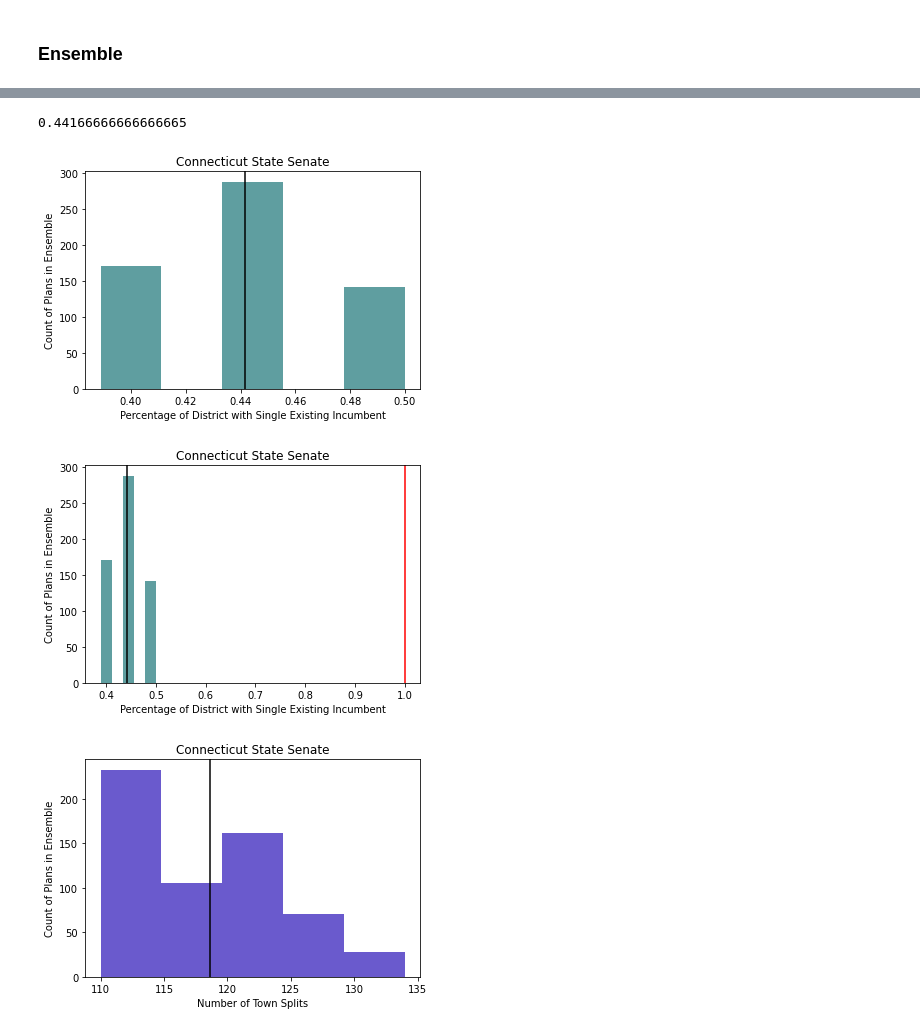
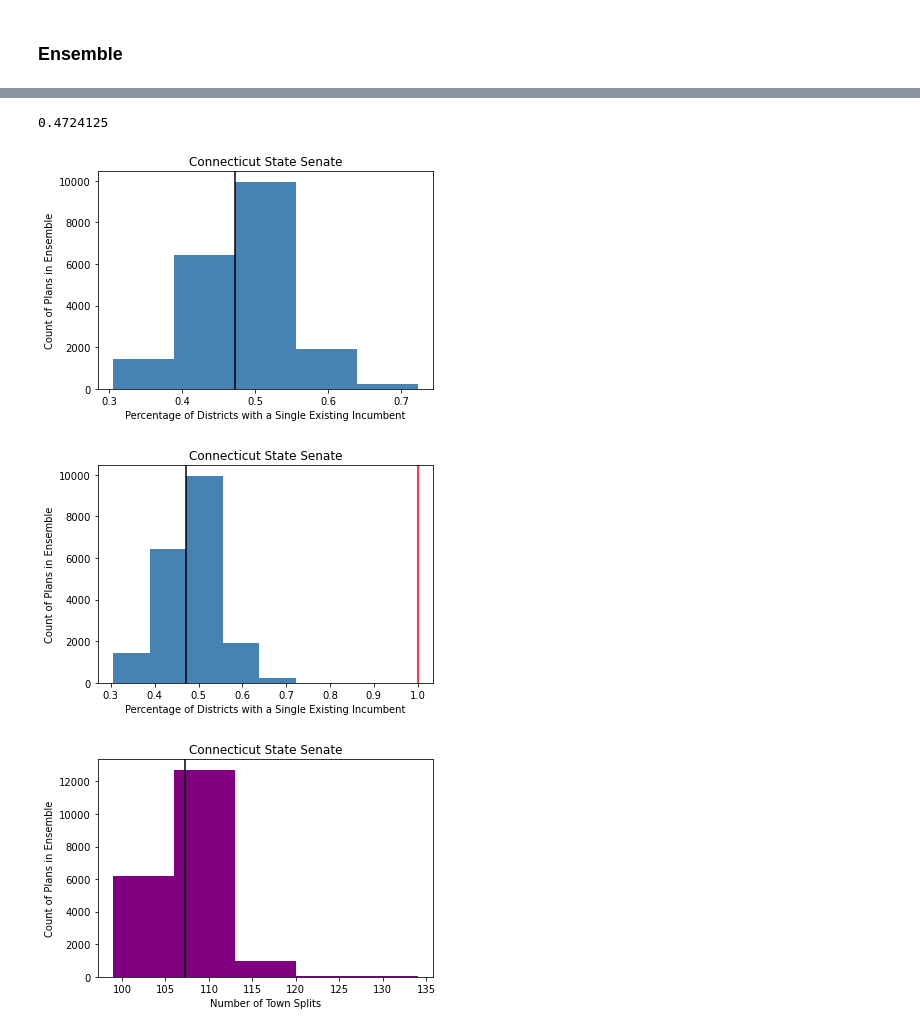
Before and after one commit to ka-chang/RedistrictingCT, a Jupyter notebook: 03_gerrychain_ensemble.ipynb, the cells around one changed output, grey strips where cells are left out. Saved outputs shown, nothing was run; the diff lists cells and outputs as text; code cells hidden in the pictures.

Commit message:
Added senate ensemble results

```diff
--- a/03_gerrychain_ensemble.ipynb
+++ b/03_gerrychain_ensemble.ipynb
@@ -352,7 +352,7 @@ chain_seed_recom_sen = MarkovChain(
     ],
     accept=town_accept_sen,
     initial_state=partition_neutral_sen,
-    total_steps=600
+    total_steps=20000
 )
 # %%
 incumbents_ensemble_sen = []
@@ -379,36 +396,36 @@ for n in range(len(incumbents_ensemble_sen)):
 # %%
 np.mean(incumbent_ensemble_sen_plot)
 # %% [output]
-0.44166666666666665
+0.4724125
 # %%
-plt.hist(incumbent_ensemble_sen_plot, bins=5, color="cadetblue")
+plt.hist(incumbent_ensemble_sen_plot, bins=5, color="steelblue")
 plt.axvline(x=np.mean(incumbent_ensemble_sen_plot),color="black")
 plt.title("Connecticut State Senate")
-plt.xlabel("Percentage of District with Single Existing Incumbent")
+plt.xlabel("Percentage of Districts with a Single Existing Incumbent")
 plt.ylabel("Count of Plans in Ensemble")
-plt.savefig("./outputs/ct_senate_incumbents.png", dpi=300)
+plt.savefig("./outputs/ct_senate_incumbents.png", dpi=300, facecolor='white', transparent=False)
 plt.show()
 # %% [output]
-[figure, old version]
+[figure, new version]
 # %%
-plt.hist(incumbent_ensemble_sen_plot, bins=5, color="cadetblue")
+plt.hist(incumbent_ensemble_sen_plot, bins=5, color="steelblue")
 plt.axvline(x=np.mean(incumbent_ensemble_sen_plot),color="black")
 plt.axvline(x=1,color="red")
 plt.title("Connecticut State Senate")
-plt.xlabel("Percentage of District with Single Existing Incumbent")
+plt.xlabel("Percentage of Districts with a Single Existing Incumbent")
 plt.ylabel("Count of Plans in Ensemble")
-plt.savefig("./outputs/ct_senate_incumbents_w2021.png", dpi=300)
+plt.savefig("./outputs/ct_senate_incumbents_w2021.png", dpi=300, facecolor='white', transparent=False)
 plt.show()
 # %% [output]
-[figure, old version]
+[figure, new version]
 # %%
-plt.hist(splits_ensemble_sen, bins=5, color="slateblue")
+plt.hist(splits_ensemble_sen, bins=5, color="purple")
 plt.axvline(x=np.mean(splits_ensemble_sen),color="black")
 plt.title("Connecticut State Senate")
 plt.xlabel("Number of Town Splits")
 plt.ylabel("Count of Plans in Ensemble")
-plt.savefig("./outputs/ct_senate_town.png", dpi=300)
+plt.savefig("./outputs/ct_senate_town.png", dpi=300, facecolor='white', transparent=False)
 plt.show()
 # %% [output]
-[figure, old version]
+[figure, new version]
 # %%
```
Also changed, not shown: parts of 8 cells of this notebook, 10 other files.
